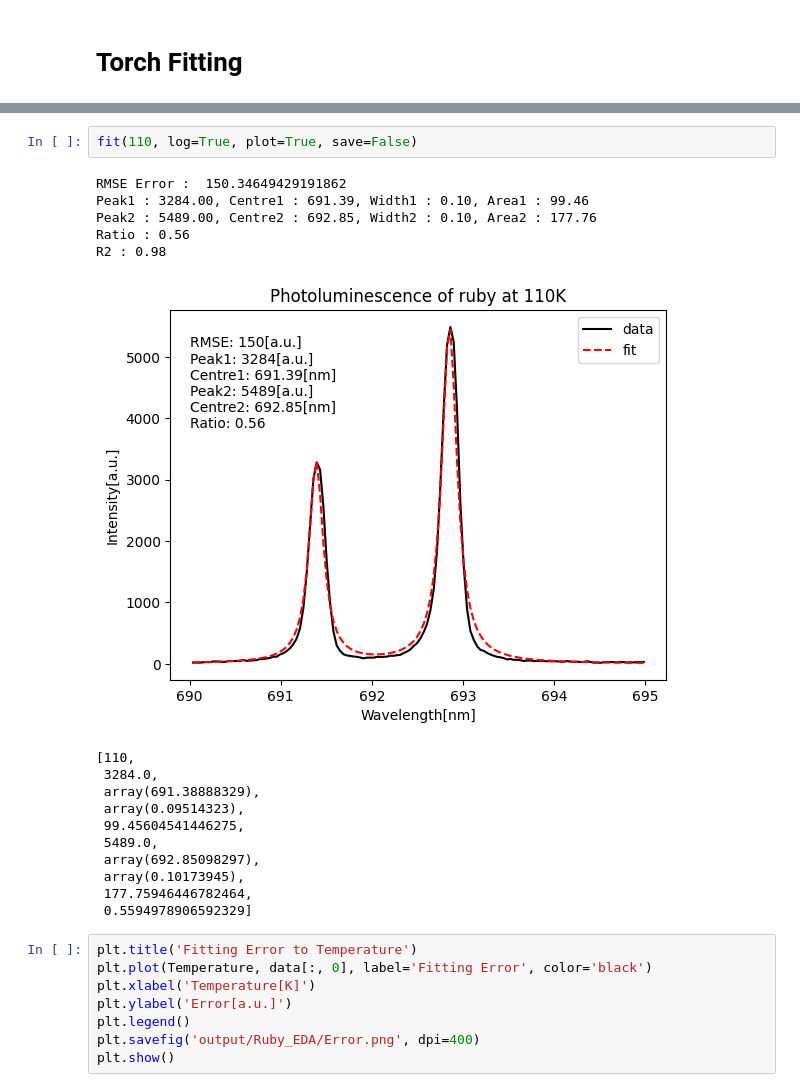
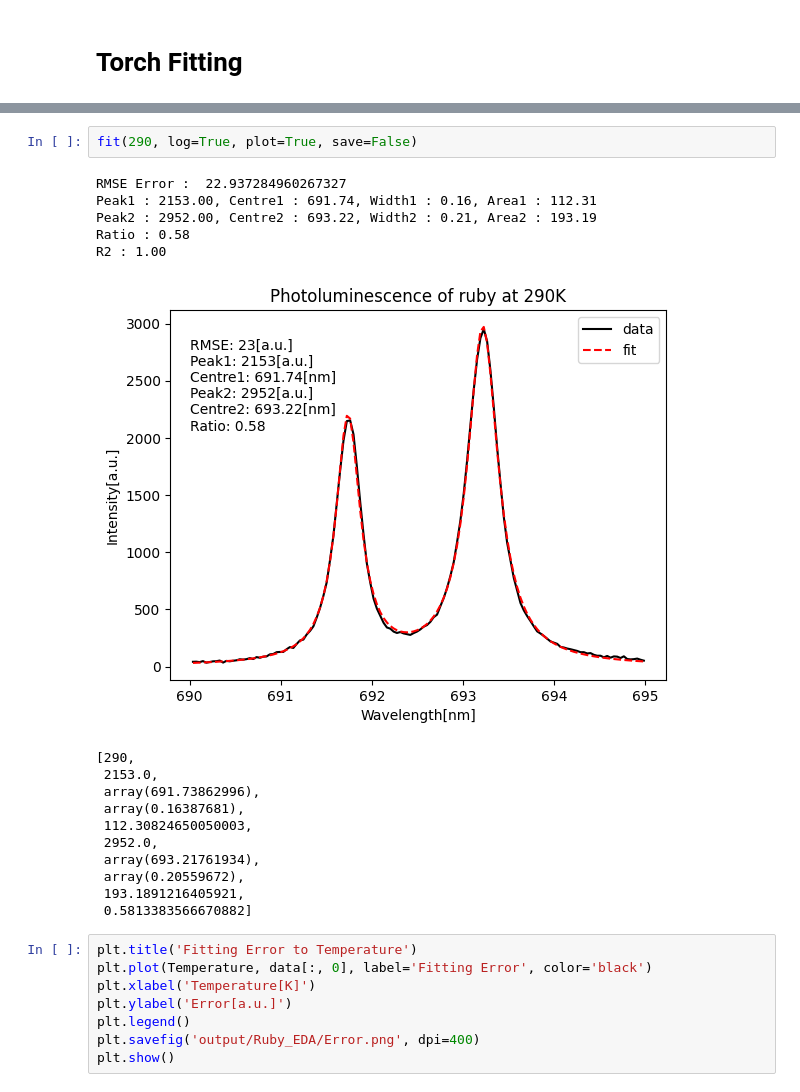
Before and after one commit to IntermidiatePhysicsExperiment/Photoluminescence, a Jupyter notebook: EDA/00_Ruby.ipynb, the cells around one changed output, grey strips where cells are left out. Saved outputs shown, nothing was run; the diff lists cells and outputs as text.

```diff
--- a/EDA/00_Ruby.ipynb
+++ b/EDA/00_Ruby.ipynb
@@ -127,22 +110,22 @@ data.shape
 # %%
-fit(110, log=True, plot=True, save=False)
+fit(290, log=True, plot=True, save=False)
 # %% [output]
-RMSE Error :  150.34649429191862
-Peak1 : 3284.00, Centre1 : 691.39, Width1 : 0.10, Area1 : 99.46
-Peak2 : 5489.00, Centre2 : 692.85, Width2 : 0.10, Area2 : 177.76
-Ratio : 0.56
-R2 : 0.98
+RMSE Error :  22.937284960267327
+Peak1 : 2153.00, Centre1 : 691.74, Width1 : 0.16, Area1 : 112.31
+Peak2 : 2952.00, Centre2 : 693.22, Width2 : 0.21, Area2 : 193.19
+Ratio : 0.58
+R2 : 1.00
-[figure, old version]
+[figure, new version]
-[110,
- 3284.0,
- array(691.38888329),
- array(0.09514323),
- 99.45604541446275,
- 5489.0,
- array(692.85098297),
- array(0.10173945),
- 177.75946446782464,
- 0.5594978906592329]
+[290,
+ 2153.0,
+ array(691.73862996),
+ array(0.16387681),
+ 112.30824650050003,
+ 2952.0,
+ array(693.21761934),
+ array(0.20559672),
+ 193.1891216405921,
+ 0.5813383566670882]
 # %%
 plt.title('Fitting Error to Temperature')
 plt.plot(Temperature, data[:, 0], label='Fitting Error', color='black')
```
Also changed, not shown: parts of 2 cells of this notebook, 5 other files.
